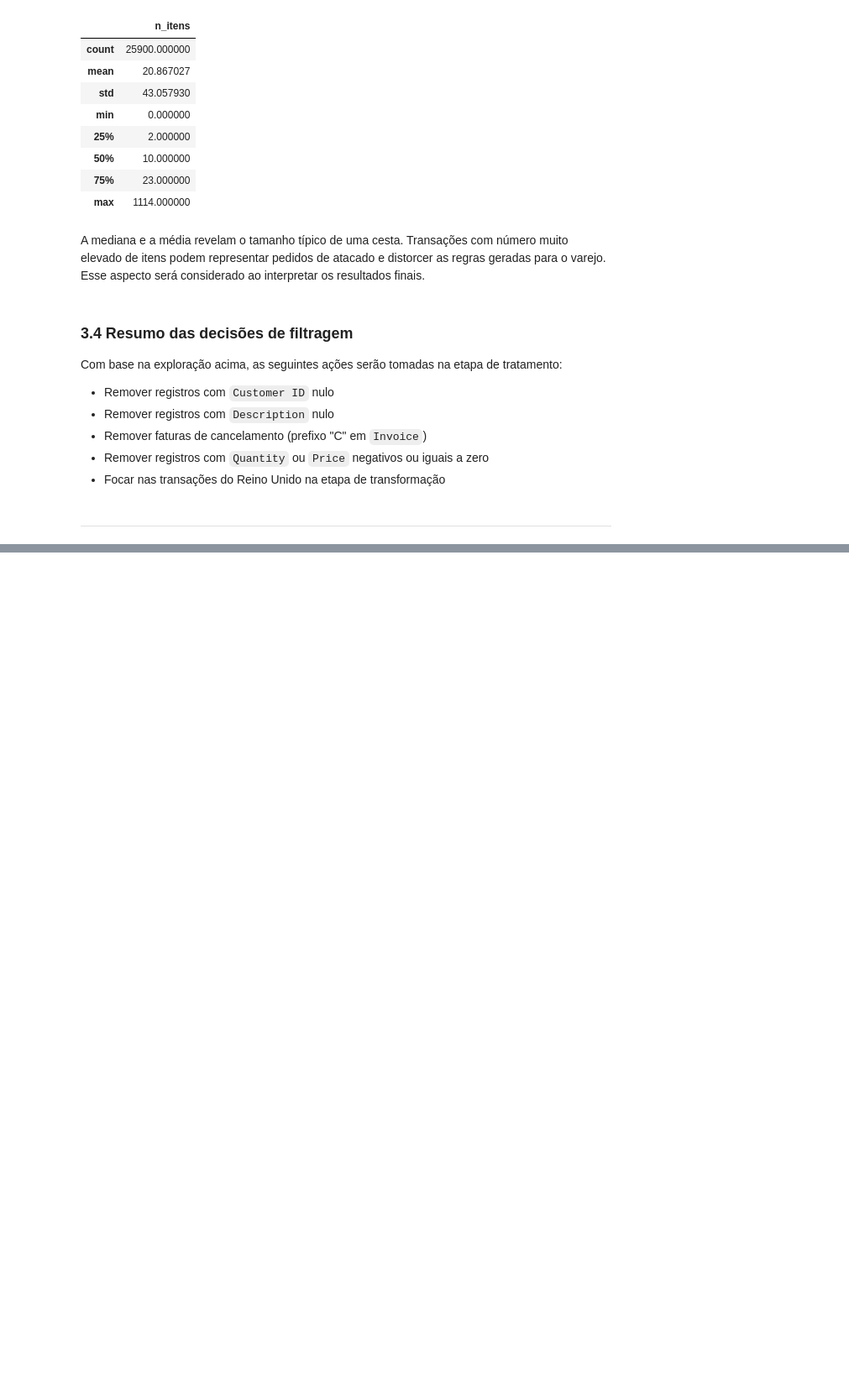
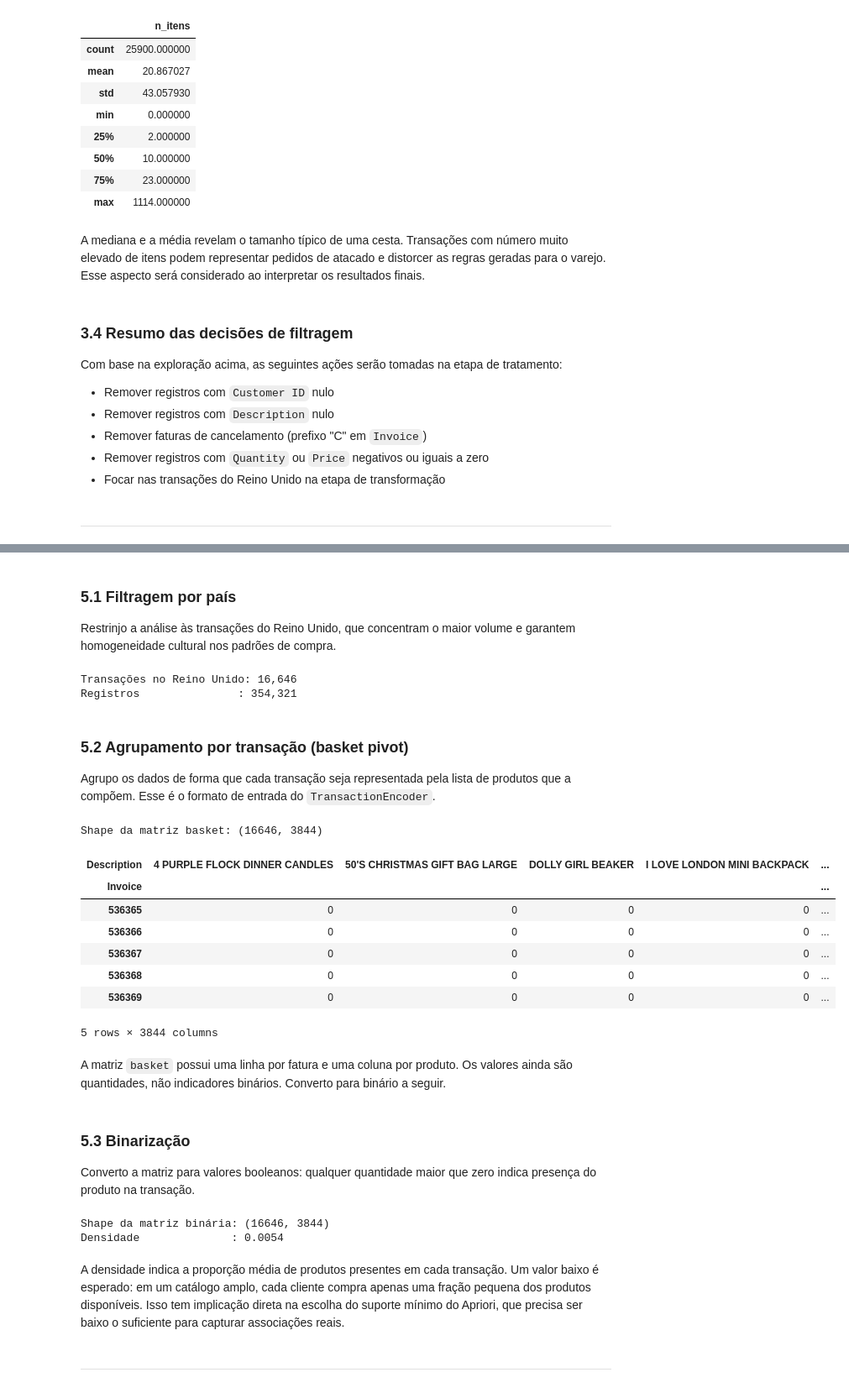
Before and after one commit to esscova/data-trivium, a Jupyter notebook: Data Mining/Mineração de Regras de Associação com Apriori/market_basket.ipynb, the cells around one changed output, grey strips where cells are left out. Shown at 84% size. Cells and saved outputs as stored; diff of their text form; code cells hidden in the pictures; blank space fills up the shorter version.

```diff
--- a/Data Mining/Mineração de Regras de Associação com Apriori/market_basket.ipynb
+++ b/Data Mining/Mineração de Regras de Associação com Apriori/market_basket.ipynb
@@ -337,0 +344,6 @@ Com base na exploração acima, as seguintes ações serão tomadas na etapa de
+# %%
+antes = len(df)
+df = df.dropna(subset=['Customer ID', 'Description'])
+
+print(f"Registros removidos por nulos      : {antes - len(df)}")
+print(f"Registros restantes                : {len(df)}")
@@ -337,0 +360,6 @@ Com base na exploração acima, as seguintes ações serão tomadas na etapa de
+# %%
+antes = len(df)
+df = df[~df['Invoice'].astype(str).str.startswith('C')]
+
+print(f"Registros removidos por cancelamento : {antes - len(df)}")
+print(f"Registros restantes                  : {len(df)}")
@@ -337,0 +373,6 @@ Com base na exploração acima, as seguintes ações serão tomadas na etapa de
+# %%
+antes = len(df)
+df = df[(df['Quantity'] > 0) & (df['Price'] > 0)]
+
+print(f"Registros removidos por valores inválidos : {antes - len(df)}")
+print(f"Registros restantes                       : {len(df)}")
@@ -337,0 +418,52 @@ Com base na exploração acima, as seguintes ações serão tomadas na etapa de
+# %% [markdown]
+
+### 5.1 Filtragem por país
+
+Restrinjo a análise às transações do Reino Unido, que concentram o maior volume e garantem homogeneidade cultural nos padrões de compra.
+# %%
+df_uk = df[df['Country'] == 'United Kingdom'].copy()
+print(f"Transações no Reino Unido: {df_uk['Invoice'].nunique():,}")
+print(f"Registros               : {len(df_uk):,}")
+# %% [output]
+Transações no Reino Unido: 16,646
+Registros               : 354,321
+# %% [markdown]
+### 5.2 Agrupamento por transação (basket pivot)
+
+Agrupo os dados de forma que cada transação seja representada pela lista de produtos que a compõem. Esse é o formato de entrada do `TransactionEncoder`.
+# %%
+basket = (
+    df_uk.groupby(['Invoice', 'Description'])['Quantity']
+    .sum()
+    .unstack(fill_value=0)
+)
+
+print(f"Shape da matriz basket: {basket.shape}")
+basket.head()
+# %% [output]
+Shape da matriz basket: (16646, 3844)
+| Description | 4 PURPLE FLOCK DINNER CANDLES | 50'S CHRISTMAS GIFT BAG LARGE | DOLLY GIRL BEAKER | I LOVE LONDON MINI BACKPACK | ... |
+| Invoice |  |  |  |  | ... |
+| 536365 | 0 | 0 | 0 | 0 | ... |
+| 536366 | 0 | 0 | 0 | 0 | ... |
+| 536367 | 0 | 0 | 0 | 0 | ... |
+| 536368 | 0 | 0 | 0 | 0 | ... |
+| 536369 | 0 | 0 | 0 | 0 | ... |
+5 rows × 3844 columns
+# %% [markdown]
+A matriz `basket` possui uma linha por fatura e uma coluna por produto. Os valores ainda são quantidades, não indicadores binários. Converto para binário a seguir.
+# %% [markdown]
+### 5.3 Binarização
+
+Converto a matriz para valores booleanos: qualquer quantidade maior que zero indica presença do produto na transação.
+# %%
+basket_bin = basket.map(lambda x: 1 if x > 0 else 0).astype(bool)
+print(f"Shape da matriz binária: {basket_bin.shape}")
+print(f"Densidade              : {basket_bin.values.mean():.4f}")
+# %% [output]
+Shape da matriz binária: (16646, 3844)
+Densidade              : 0.0054
+# %% [markdown]
+A densidade indica a proporção média de produtos presentes em cada transação. Um valor baixo é esperado: em um catálogo amplo, cada cliente compra apenas uma fração pequena dos produtos disponíveis. Isso tem implicação direta na escolha do suporte mínimo do Apriori, que precisa ser baixo o suficiente para capturar associações reais.
+# %% [markdown]
+---
```
Also changed, not shown: parts of 14 cells of this notebook.
